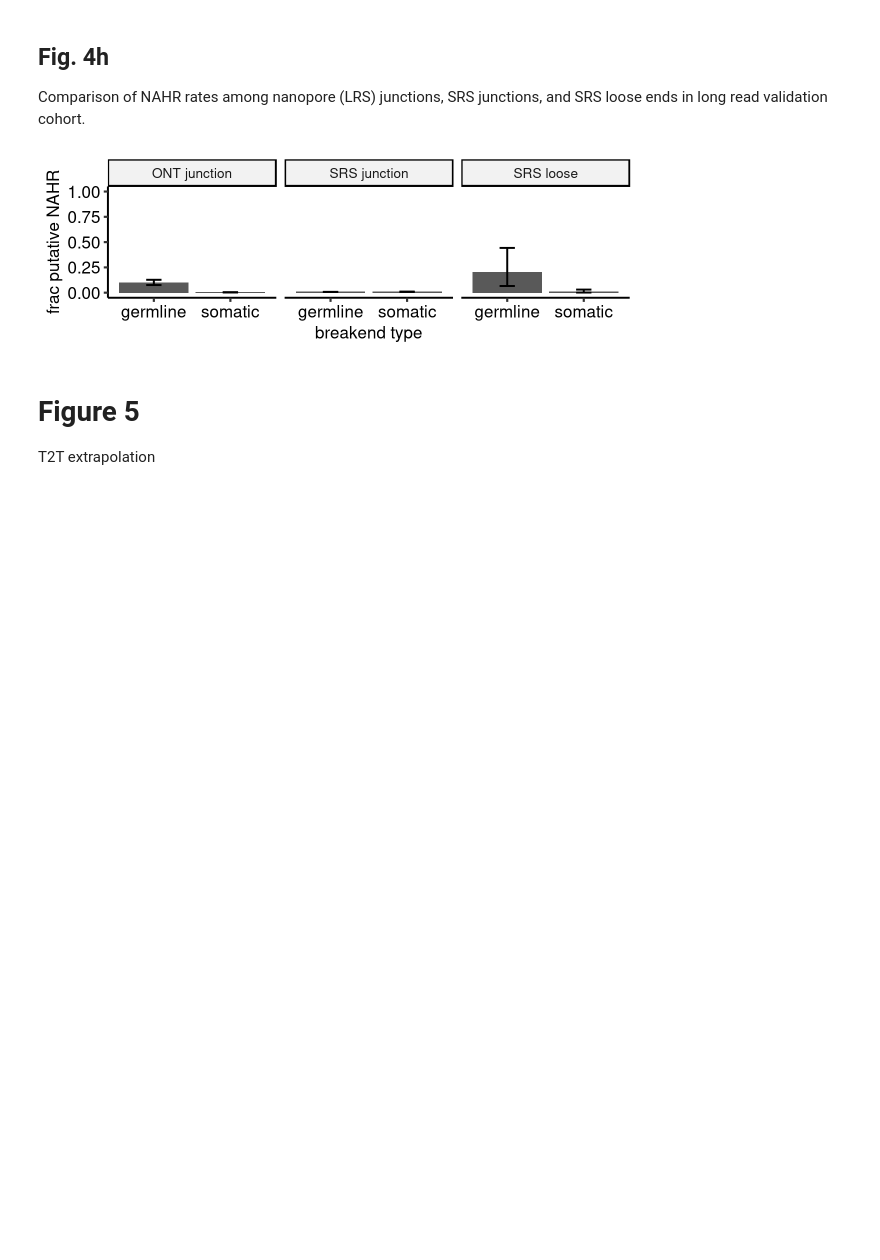
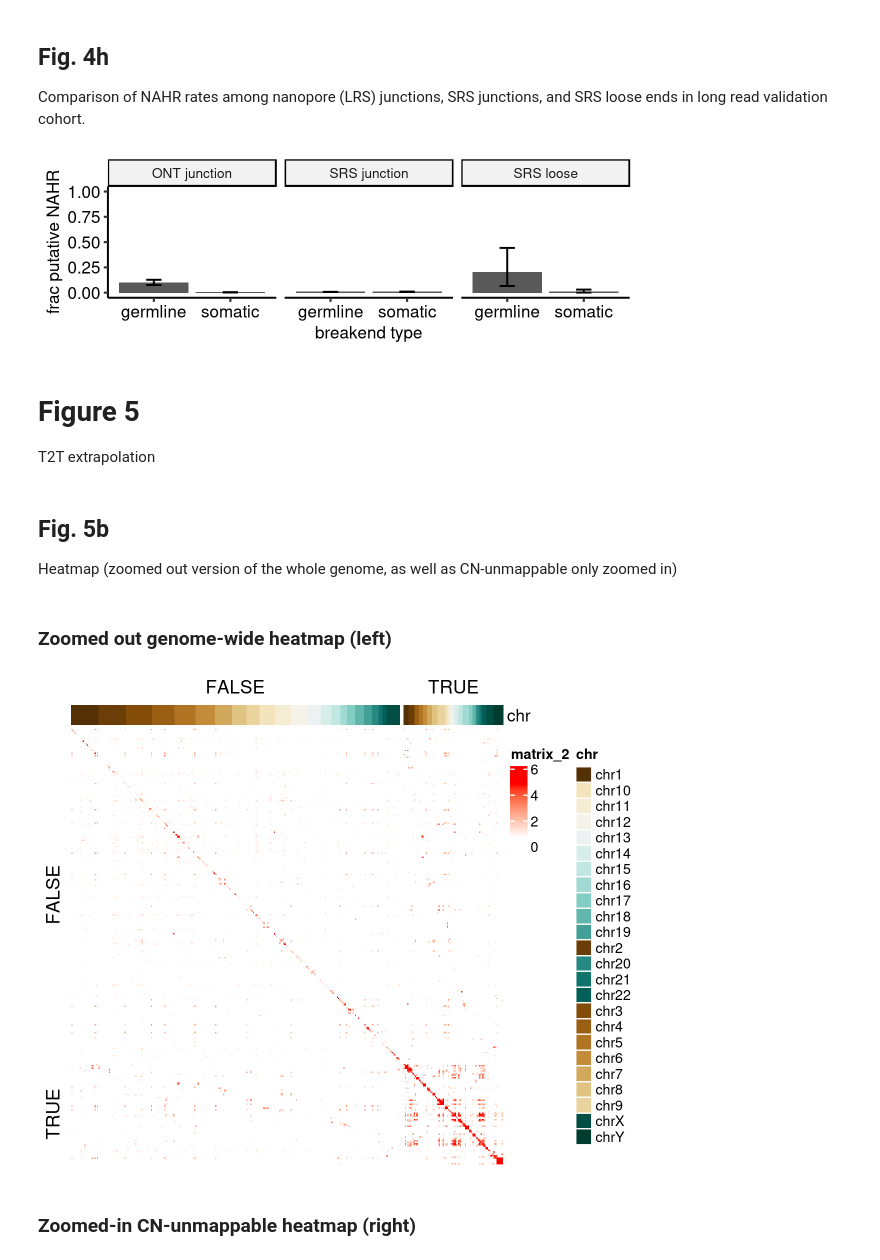
Before and after one commit to mskilab/loose_ends_2023, a Jupyter notebook: notebooks/figures.ipynb, the cells around one changed output. Drawn from its saved outputs; the diff is of its cells as text; code cells hidden in the pictures; blank space fills up the shorter version.

Commit message:
add figure 5

```diff
--- a/notebooks/figures.ipynb
+++ b/notebooks/figures.ipynb
@@ -739,3 +742,52 @@ pt
 # %% [markdown]
 # Figure 5
 T2T extrapolation
+# %% [markdown]
+## Fig. 5b
+Heatmap (zoomed out version of the whole genome, as well as CN-unmappable only zoomed in)
+# %% [markdown]
+### Zoomed out genome-wide heatmap (left)
+# %%
+big.tiles = readRDS("./data/t2t/big.tiles.rds")
+overall.pt.dt = readRDS("./data/t2t/heatmap.dt.10mbp.rds")
+
+ht_opt$message = FALSE ## turn off warnings
+
+smat = sparseMatrix(i = overall.pt.dt[, as.numeric(as.character(bin1))],
+                    j = overall.pt.dt[, as.numeric(as.character(bin2))],
+                    x = overall.pt.dt[, log10(count)],
+                    dims = c(length(big.tiles), length(big.tiles)),
+                    index1 = TRUE)
+
+mat = as.matrix(smat)
+
+pal1 = RColorBrewer::brewer.pal(11, "BrBG")
+pal2 = colorRampPalette(pal1)(24)
+names(pal2) = names(seqlengths(big.tiles))
+
+ha = ComplexHeatmap::HeatmapAnnotation(
+    chr = as.character(seqnames(big.tiles)),
+    col = list(chr = pal2)
+)
+
+col_fun = colorRamp2(c(0,
+                       quantile(overall.pt.dt[, log10(count)], 0.9),
+                       quantile(overall.pt.dt[, log10(count)], 0.9),
+                       quantile(overall.pt.dt[, log10(count)], 0.999)),
+                     c("white", "white", "pink", "red"))
+
+split = values(big.tiles)[, "cnu.frac"] >= 0.1
+
+op = ComplexHeatmap::Heatmap(matrix = mat, cluster_columns = FALSE, cluster_rows = FALSE,
+                             cluster_row_slices = FALSE, cluster_column_slices = FALSE,
+                             column_split = split, row_split = split,
+                             col = col_fun,
+                             use_raster = TRUE,
+                             top_annotation = ha)
+# %%
+options(repr.plot.height = 5, repr.plot.width = 6, repr.plot.res = 200)
+op
+# %% [output]
+[figure, added]
+# %% [markdown]
+### Zoomed-in CN-unmappable heatmap (right)
```
Also changed, not shown: parts of 9 cells of this notebook.
